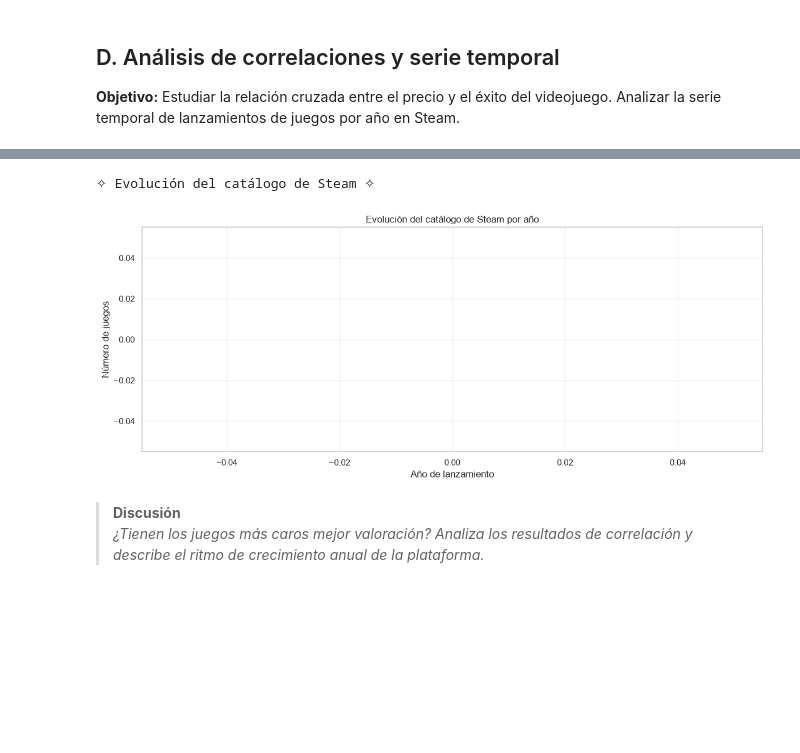
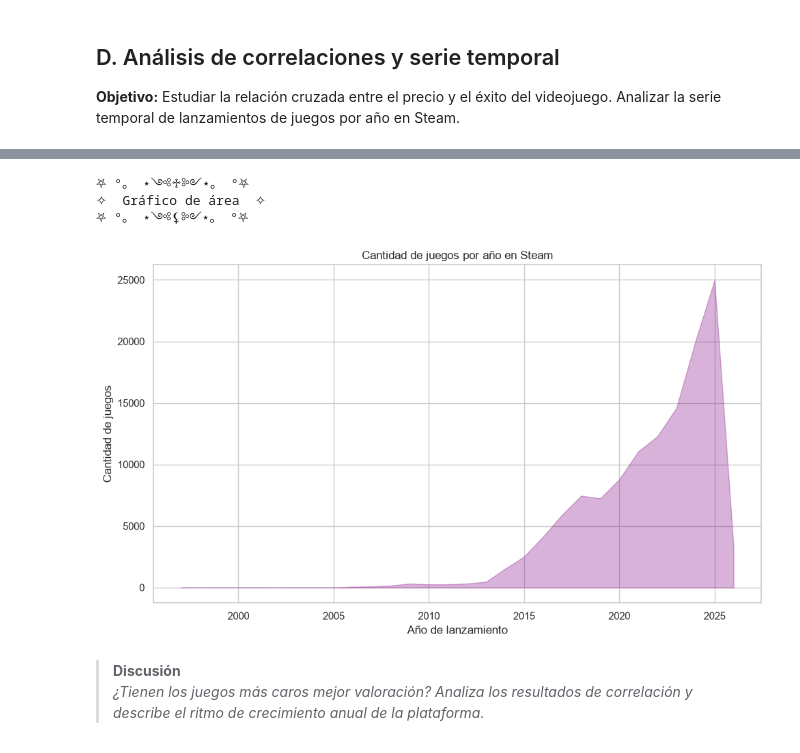
Before and after one commit to AAM26-G02/AAM26-G02-P1, a Jupyter notebook: notebooks/market_base.ipynb, the cells around one changed output, grey strips where cells are left out. Drawn from its saved outputs; the diff is of its cells as text; code cells hidden in the pictures; blank space fills up the shorter version.

```diff
--- a/notebooks/market_base.ipynb
+++ b/notebooks/market_base.ipynb
@@ -59,7 +59,16 @@ else:
 
 # 3. Carga del DataFrame
 print("Cargando el archivo en memoria")
-df = pd.read_csv(LOCAL_CSV_PATH)
+
+with open(LOCAL_CSV_PATH, 'r', encoding='utf-8') as f:
+    first_line = f.readline().strip() # strip significa eliminar espacios en blanco al inicio y al final
+
+corrected_header = first_line.replace("DiscountDLC count", "Discount, DLC count")
+
+column_names = corrected_header.split(",") # Separa los nombres de las columnas por comas
+
+df = pd.read_csv(LOCAL_CSV_PATH, skiprows=1, names=column_names, encoding='utf-8')
+
 print("DataFrame cargado correctamente y listo para la exploración")
 # %% [output]
 El archivo ya existe en c:\Users\Usuario\Music\AAM26-G02-P1\data\raw\games.csv.
@@ -408,34 +417,32 @@ plt.show()
 ⛧ °。 ⋆༺⚸༻⋆。 °⛧
 [figure]
 # %%
-# TODO: Extraer el año de lanzamiento de 'Release date' y analizar la evolución del catálogo de Steam año a año.
+# Extraer el año de lanzamiento de 'Release date' y analizar la evolución del catálogo de Steam año a año.
 # Ej. Generar gráfico de línea/área.
-# Escribe tu código aquí:
 
 # crea una nueva columna que es el anio de lanzamiento
 df["Release year"] = df["Release date"].dt.year
 
 # calculamos cuantos juegos se lanzan cada anio
 gamesEachYear = df["Release year"].value_counts().sort_index()
 
 #visualizacion del grafico de area (he elegido grafico de area pork visualmente me gusta mas)
-plt.figure(figsize=(12, 5))
 plt.fill_between(gamesEachYear.index, gamesEachYear.values, color="purple", alpha=0.3) # area en si
-#plt.plot(gamesEachYear.index, gamesEachYear.values, color="purple", marker="o") # grafico en si (la linea)
 
-plt.title("Evolución del catálogo de Steam por año")
+plt.title("Cantidad de juegos por año en Steam")
 plt.xlabel("Año de lanzamiento")
-plt.ylabel("Número de juegos")
+plt.ylabel("Cantidad de juegos")
 
-plt.grid(True, alpha=0.3)
-
-print("\033[35m✧ Evolución del catálogo de Steam ✧\033[0m")
-
+print("\033[35m⛧ °。 ⋆༺♱༻⋆。 °⛧")
+print("✧  Gráfico de área  ✧")
+print("⛧ °。 ⋆༺⚸༻⋆。 °⛧\033[0m")
 plt.tight_layout()
 plt.show()
 # %% [output]
-✧ Evolución del catálogo de Steam ✧
+⛧ °。 ⋆༺♱༻⋆。 °⛧
+✧  Gráfico de área  ✧
+⛧ °。 ⋆༺⚸༻⋆。 °⛧
-[figure, old version]
+[figure, new version]
 # %% [markdown]
 > **Discusión**
 > *¿Tienen los juegos más caros mejor valoración? Analiza los resultados de correlación y describe el ritmo de crecimiento anual de la plataforma.*
```
Also changed, not shown: parts of 5 cells of this notebook.
